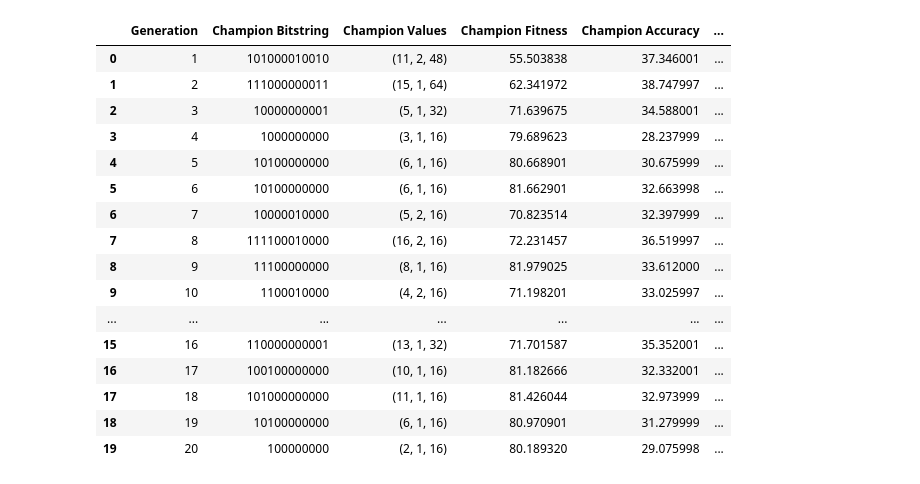
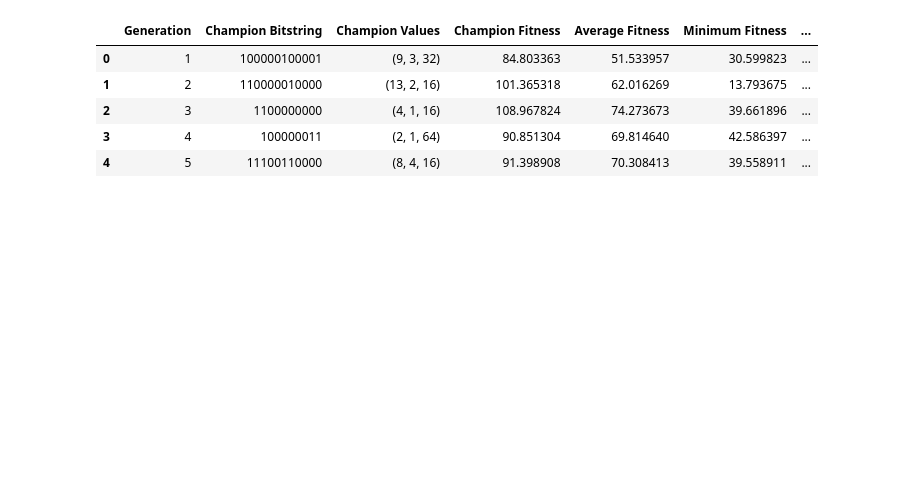
Before and after one commit to CodingPenguin1/CS7063-Final-Project, a Jupyter notebook: ga_analysis.ipynb, the cells around one changed output. Drawn from its saved outputs; the diff is of its cells as text; code cells hidden in the pictures; blank space fills up the shorter version.

```diff
--- a/ga_analysis.ipynb
+++ b/ga_analysis.ipynb
@@ -3,26 +3,15 @@ import pandas as pd
 import matplotlib.pyplot as plt
 # %%
 df = pd.read_csv('results/ga_cifar_10_epochs_20_generations.csv')
-# df = pd.read_csv('results/ga_mnist_10_epochs_5_generations.csv')
+df = pd.read_csv('results/ga_mnist_10_epochs_5_generations.csv')
 df
 # %% [output]
-|  | Generation | Champion Bitstring | Champion Values | Champion Fitness | Champion Accuracy | ... |
-| 0 | 1 | 101000010010 | (11, 2, 48) | 55.503838 | 37.346001 | ... |
-| 1 | 2 | 111000000011 | (15, 1, 64) | 62.341972 | 38.747997 | ... |
-| 2 | 3 | 10000000001 | (5, 1, 32) | 71.639675 | 34.588001 | ... |
-| 3 | 4 | 1000000000 | (3, 1, 16) | 79.689623 | 28.237999 | ... |
-| 4 | 5 | 10100000000 | (6, 1, 16) | 80.668901 | 30.675999 | ... |
-| 5 | 6 | 10100000000 | (6, 1, 16) | 81.662901 | 32.663998 | ... |
-| 6 | 7 | 10000010000 | (5, 2, 16) | 70.823514 | 32.397999 | ... |
-| 7 | 8 | 111100010000 | (16, 2, 16) | 72.231457 | 36.519997 | ... |
-| 8 | 9 | 11100000000 | (8, 1, 16) | 81.979025 | 33.612000 | ... |
-| 9 | 10 | 1100010000 | (4, 2, 16) | 71.198201 | 33.025997 | ... |
-| ... | ... | ... | ... | ... | ... | ... |
-| 15 | 16 | 110000000001 | (13, 1, 32) | 71.701587 | 35.352001 | ... |
-| 16 | 17 | 100100000000 | (10, 1, 16) | 81.182666 | 32.332001 | ... |
-| 17 | 18 | 101000000000 | (11, 1, 16) | 81.426044 | 32.973999 | ... |
-| 18 | 19 | 10100000000 | (6, 1, 16) | 80.970901 | 31.279999 | ... |
-| 19 | 20 | 100000000 | (2, 1, 16) | 80.189320 | 29.075998 | ... |
+|  | Generation | Champion Bitstring | Champion Values | Champion Fitness | Average Fitness | Minimum Fitness | ... |
+| 0 | 1 | 100000100001 | (9, 3, 32) | 84.803363 | 51.533957 | 30.599823 | ... |
+| 1 | 2 | 110000010000 | (13, 2, 16) | 101.365318 | 62.016269 | 13.793675 | ... |
+| 2 | 3 | 1100000000 | (4, 1, 16) | 108.967824 | 74.273673 | 39.661896 | ... |
+| 3 | 4 | 100000011 | (2, 1, 64) | 90.851304 | 69.814640 | 42.586397 | ... |
+| 4 | 5 | 11100110000 | (8, 4, 16) | 91.398908 | 70.308413 | 39.558911 | ... |
 # %%
 plt.plot(df['Generation'], df['Average Fitness'], label='Avg fit')
 plt.plot(df['Generation'], df['Minimum Fitness'], label='Min fit')
```
Also changed, not shown: parts of 3 cells of this notebook, 3 other files.
